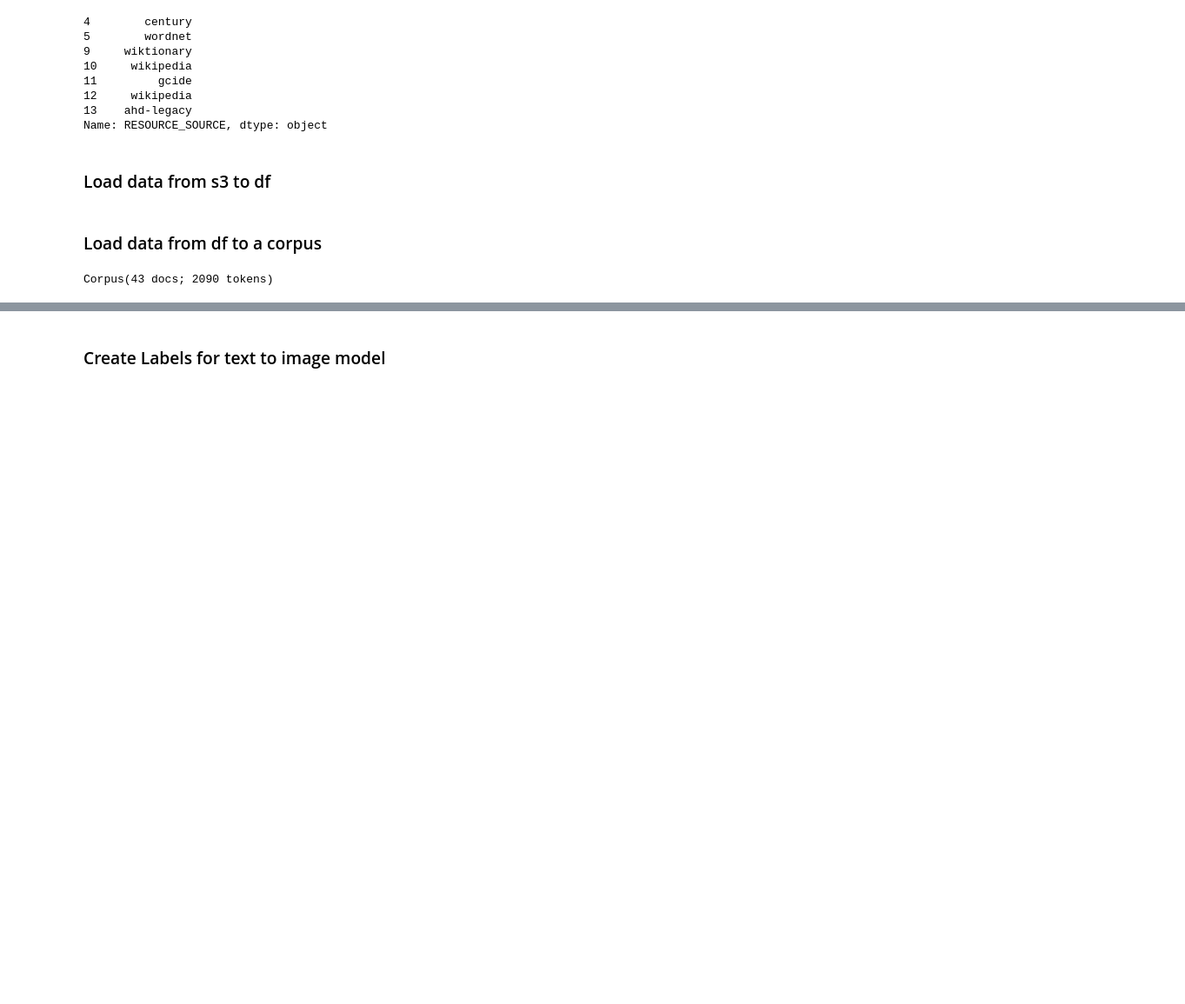
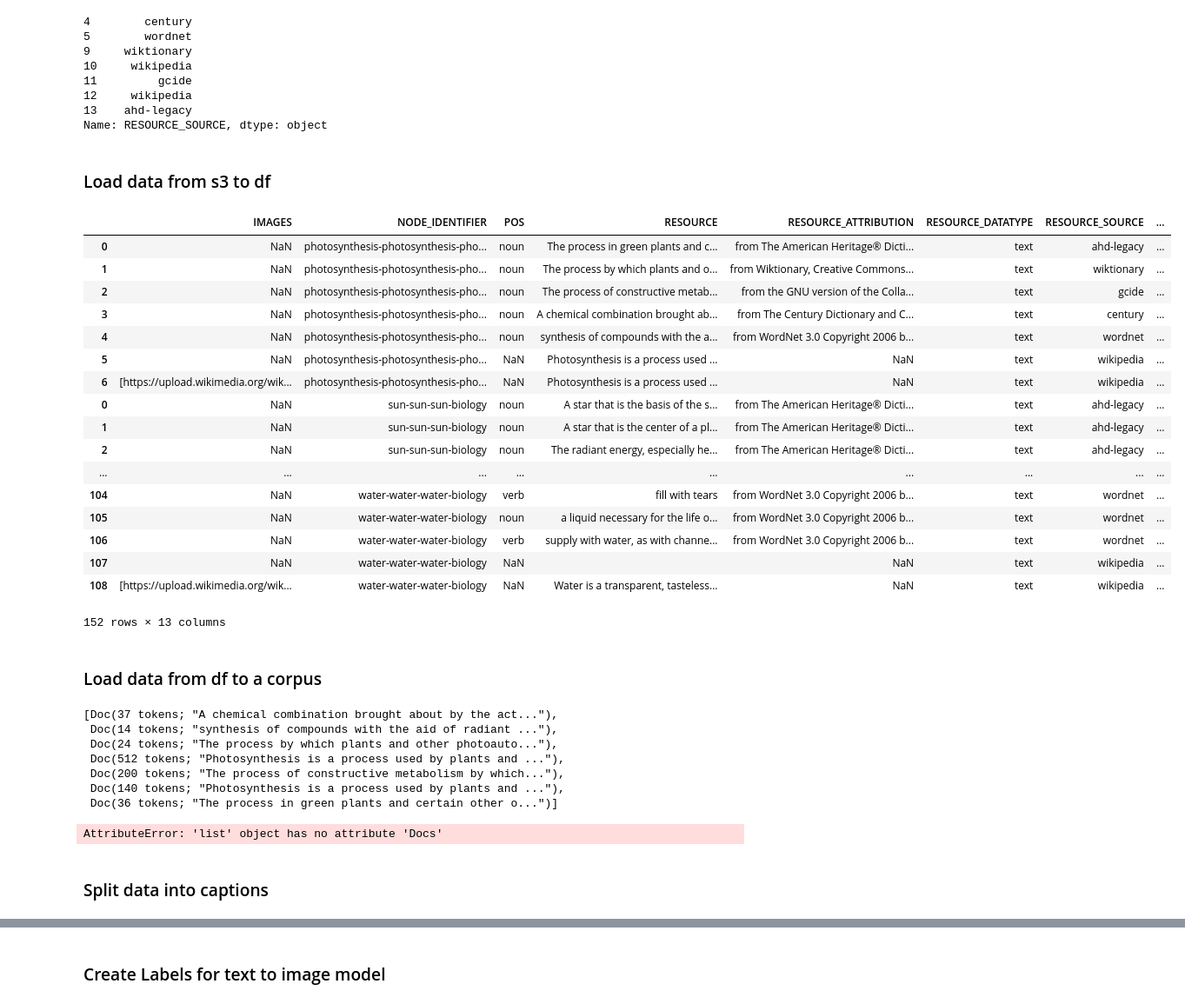
Before and after one commit to gryBox/AttnGAN, a Jupyter notebook: Get-Data.ipynb, the cells around one changed output, grey strips where cells are left out. Shown at 87% size. Saved outputs shown, nothing was run; the diff lists cells and outputs as text; code cells hidden in the pictures; blank space fills up the shorter version.

```diff
--- a/Get-Data.ipynb
+++ b/Get-Data.ipynb
@@ -102,7 +109,7 @@ Name: RESOURCE_SOURCE, dtype: object
 # %% [markdown]
 ### Load data from s3 to df
 # %%
-inputTerm_lst = ['photosynthesis', 'sun']
+inputTerm_lst = ['photosynthesis', 'sun', 'water']
 
 inputTerm_df_lst = []
 for inputTerm in inputTerm_lst:
@@ -116,6 +123,26 @@ for inputTerm in inputTerm_lst:
     inputTerm_df_lst.append(df)
 # %%
 captions_df = pd.concat(inputTerm_df_lst)
+captions_df
+# %% [output]
+|  | IMAGES | NODE_IDENTIFIER | POS | RESOURCE | RESOURCE_ATTRIBUTION | RESOURCE_DATATYPE | RESOURCE_SOURCE | ... |
+| 0 | NaN | photosynthesis-photosynthesis-pho... | noun | The process in green plants and c... | from The American Heritage® Dicti... | text | ahd-legacy | ... |
+| 1 | NaN | photosynthesis-photosynthesis-pho... | noun | The process by which plants and o... | from Wiktionary, Creative Commons... | text | wiktionary | ... |
+| 2 | NaN | photosynthesis-photosynthesis-pho... | noun | The process of constructive metab... | from the GNU version of the Colla... | text | gcide | ... |
+| 3 | NaN | photosynthesis-photosynthesis-pho... | noun | A chemical combination brought ab... | from The Century Dictionary and C... | text | century | ... |
+| 4 | NaN | photosynthesis-photosynthesis-pho... | noun | synthesis of compounds with the a... | from WordNet 3.0 Copyright 2006 b... | text | wordnet | ... |
+| 5 | NaN | photosynthesis-photosynthesis-pho... | NaN | Photosynthesis is a process used ... | NaN | text | wikipedia | ... |
+| 6 | [https://upload.wikimedia.org/wik... | photosynthesis-photosynthesis-pho... | NaN | Photosynthesis is a process used ... | NaN | text | wikipedia | ... |
+| 0 | NaN | sun-sun-sun-biology | noun | A star that is the basis of the s... | from The American Heritage® Dicti... | text | ahd-legacy | ... |
+| 1 | NaN | sun-sun-sun-biology | noun | A star that is the center of a pl... | from The American Heritage® Dicti... | text | ahd-legacy | ... |
+| 2 | NaN | sun-sun-sun-biology | noun | The radiant energy, especially he... | from The American Heritage® Dicti... | text | ahd-legacy | ... |
+| ... | ... | ... | ... | ... | ... | ... | ... | ... |
+| 104 | NaN | water-water-water-biology | verb | fill with tears | from WordNet 3.0 Copyright 2006 b... | text | wordnet | ... |
+| 105 | NaN | water-water-water-biology | noun | a liquid necessary for the life o... | from WordNet 3.0 Copyright 2006 b... | text | wordnet | ... |
+| 106 | NaN | water-water-water-biology | verb | supply with water, as with channe... | from WordNet 3.0 Copyright 2006 b... | text | wordnet | ... |
+| 107 | NaN | water-water-water-biology | NaN |  | NaN | text | wikipedia | ... |
+| 108 | [https://upload.wikimedia.org/wik... | water-water-water-biology | NaN | Water is a transparent, tasteless... | NaN | text | wikipedia | ... |
+152 rows × 13 columns
 # %% [markdown]
 ### Load data from df to a corpus
 # %%
@@ -130,7 +157,19 @@ def df_to_corpus(df):
 
     return corpus
 # %%
-captionsCorpus = df_to_corpus(captions_df)
-captionsCorpus
+captionsCorpus = df_to_corpus(rsrc_df)
+captionsCorpus.docs.
 # %% [output]
-Corpus(43 docs; 2090 tokens)
+[Doc(37 tokens; "A chemical combination brought about by the act..."),
+ Doc(14 tokens; "synthesis of compounds with the aid of radiant ..."),
+ Doc(24 tokens; "The process by which plants and other photoauto..."),
+ Doc(512 tokens; "Photosynthesis is a process used by plants and ..."),
+ Doc(200 tokens; "The process of constructive metabolism by which..."),
+ Doc(140 tokens; "Photosynthesis is a process used by plants and ..."),
+ Doc(36 tokens; "The process in green plants and certain other o...")]
+# %%
+captionsCorpus.docs.Docs.n_tokens
+# %% [output]
+AttributeError: 'list' object has no attribute 'Docs'
+# %% [markdown]
+### Split data into captions
```
Also changed, not shown: parts of 14 cells of this notebook, 6 other files.
